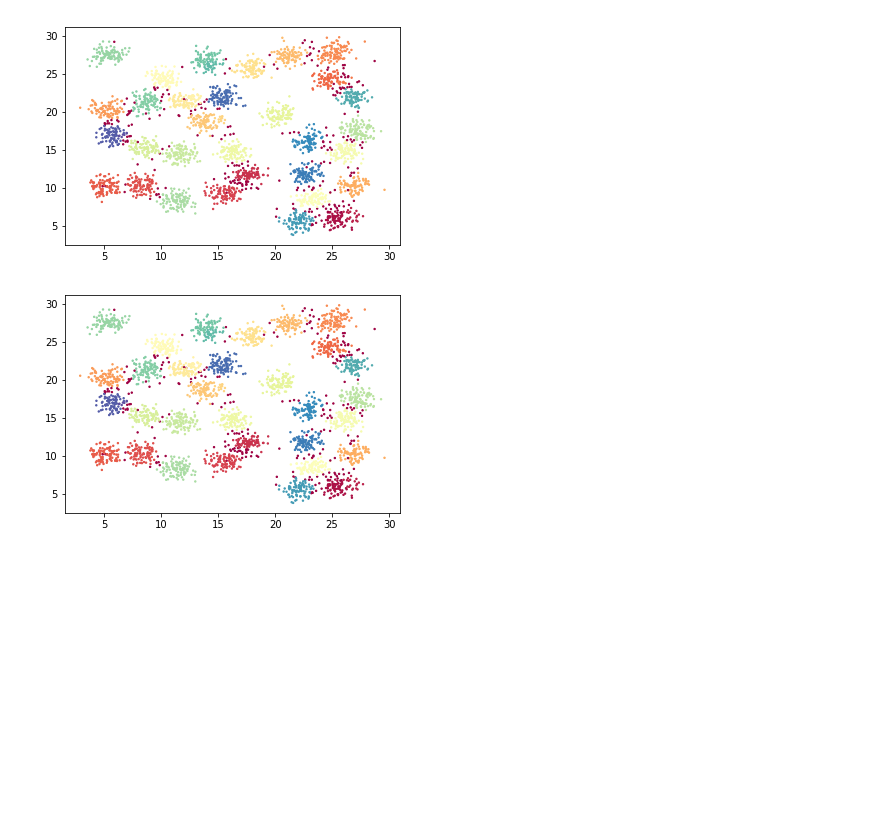
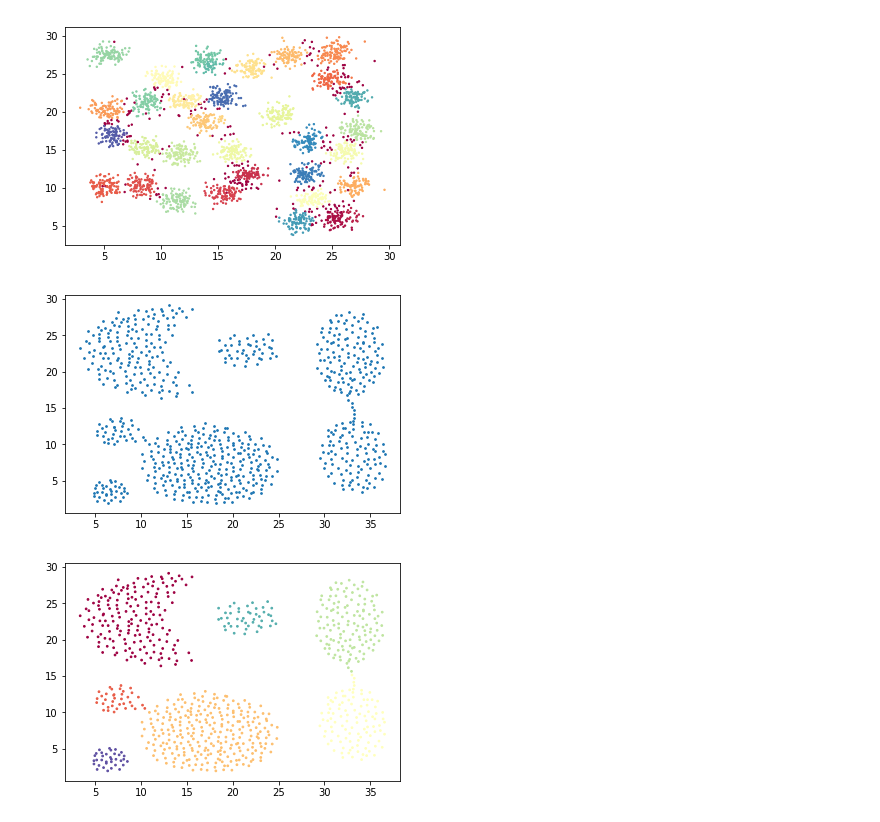
Before and after one commit to felipeangelimvieira/SharedNearestNeighbors, a Jupyter notebook: example.ipynb, the cells around one changed output. Drawn from its saved outputs; the diff is of its cells as text; code cells hidden in the pictures; blank space fills up the shorter version.

```diff
--- a/example.ipynb
+++ b/example.ipynb
@@ -18,17 +19,19 @@ plt.show()
 [figure]
 [figure]
 # %%
-X = np.array(list(map(lambda line: [float(line.split(",")[0]),float(line.split(",")[1])],open("datasets/D31.txt").readlines())))
+X = np.array(list(map(lambda line: [float(line.split(",")[0]),float(line.split(",")[1])],open("datasets/aggregation.txt").readlines())))
 
 plt.figure()
-plt.scatter(X[:,0],X[:,1], s = 2)
+plt.scatter(X[:,0],X[:,1], s = 3)
 plt.show()
 
-snn = SNN(n_neighbors = 40,eps = 32, min_samples = 10)
+snn = SNN(n_neighbors = 35,eps = 25, min_samples = 8)
 y_pred = snn.fit_predict(X)
 plt.figure()
-plt.scatter(X[:,0],X[:,1], s = 2, c = y_pred, cmap = "Spectral")
+plt.scatter(X[:,0],X[:,1], s = 3, c = y_pred, cmap = "Spectral")
+plt.savefig("aggregation.png")
 plt.show()
 # %% [output]
-[figure, old version]
+[figure, new version]
+[figure, added]
 # %%
```
Also changed, not shown: parts of 7 cells of this notebook, 7 other files.
